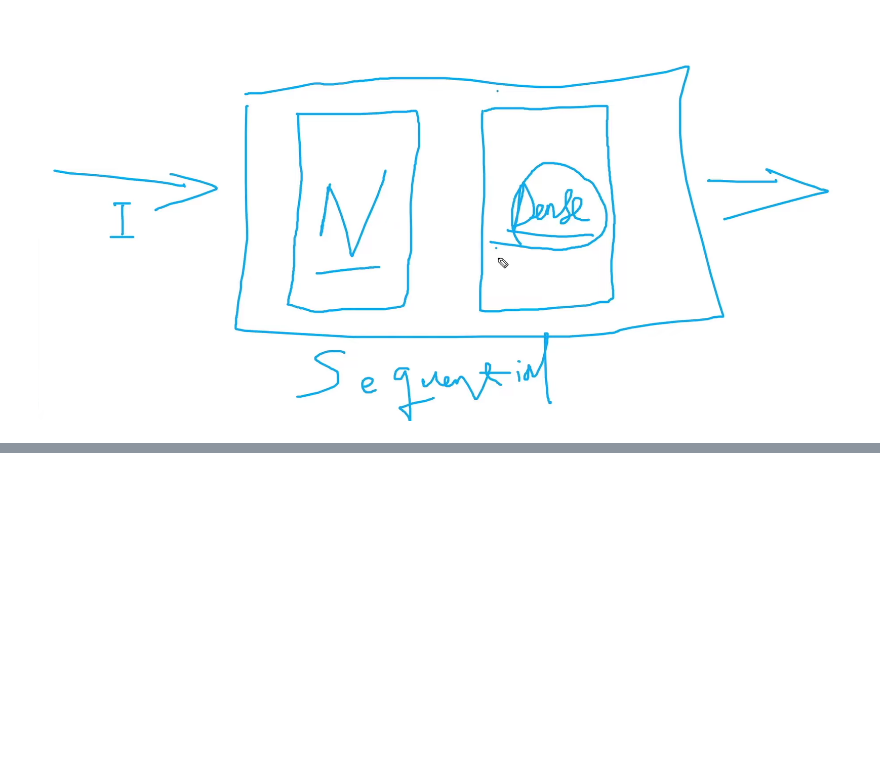
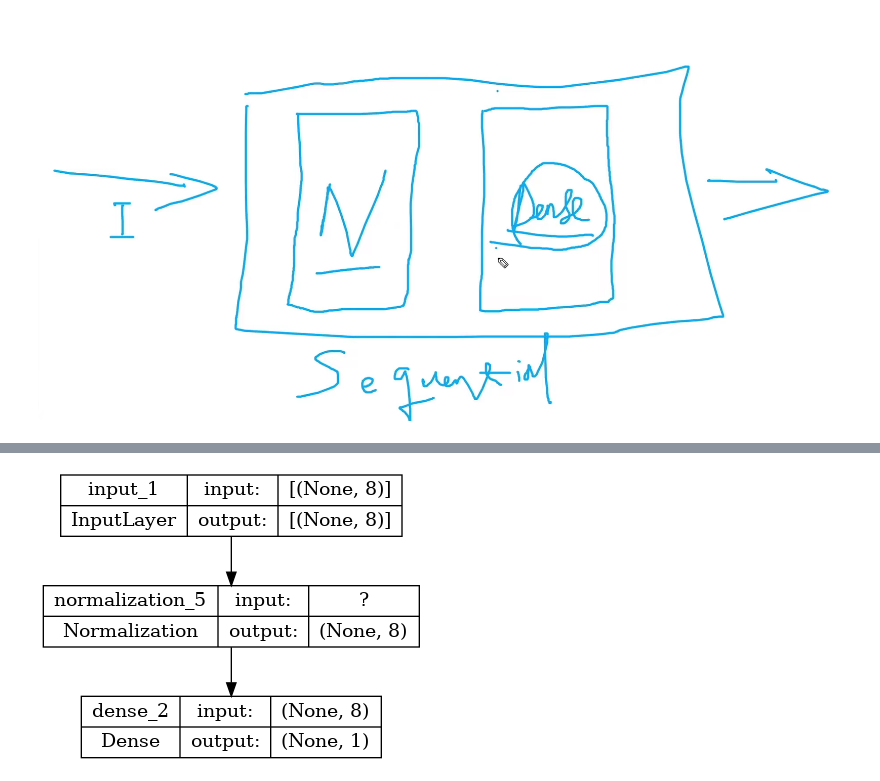
Before and after one commit to cskuracha/TF-Playground, a Jupyter notebook: 05 Second Hand Car Price Prediction.ipynb, the cells around one changed output, grey strips where cells are left out. Drawn from its saved outputs; the diff is of its cells as text; code cells hidden in the pictures; blank space fills up the shorter version.

```diff
--- a/05 Second Hand Car Price Prediction.ipynb
+++ b/05 Second Hand Car Price Prediction.ipynb
@@ -297,0 +302,7 @@ _________________________________________________________________
+# %%
+model = tf.keras.Sequential([
+    tf.keras.layers.InputLayer(input_shape = (8,)), # Adding input shape - (8 input features)
+    normalizer,
+    tf.keras.layers.Dense(1)
+])
+model.summary()
@@ -297,0 +324,5 @@ _________________________________________________________________
+# %%
+dot_img_file = '/tmp/model_1.png'
+tf.keras.utils.plot_model(model, to_file = dot_img_file, show_shapes = True)
+# %% [output]
+[figure, added]
```
Also changed, not shown: parts of 10 cells of this notebook.
